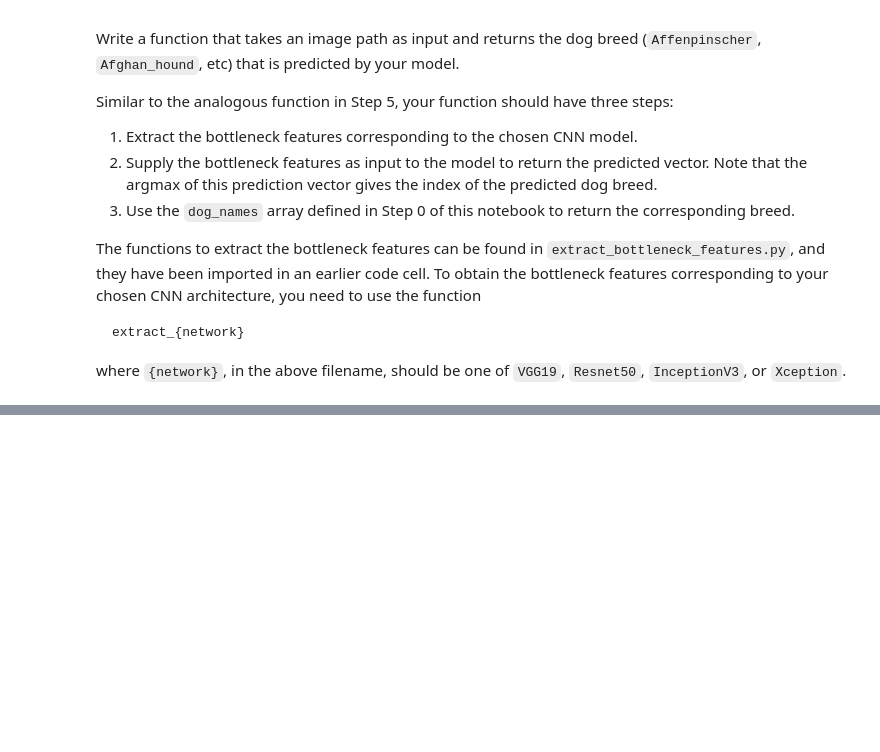
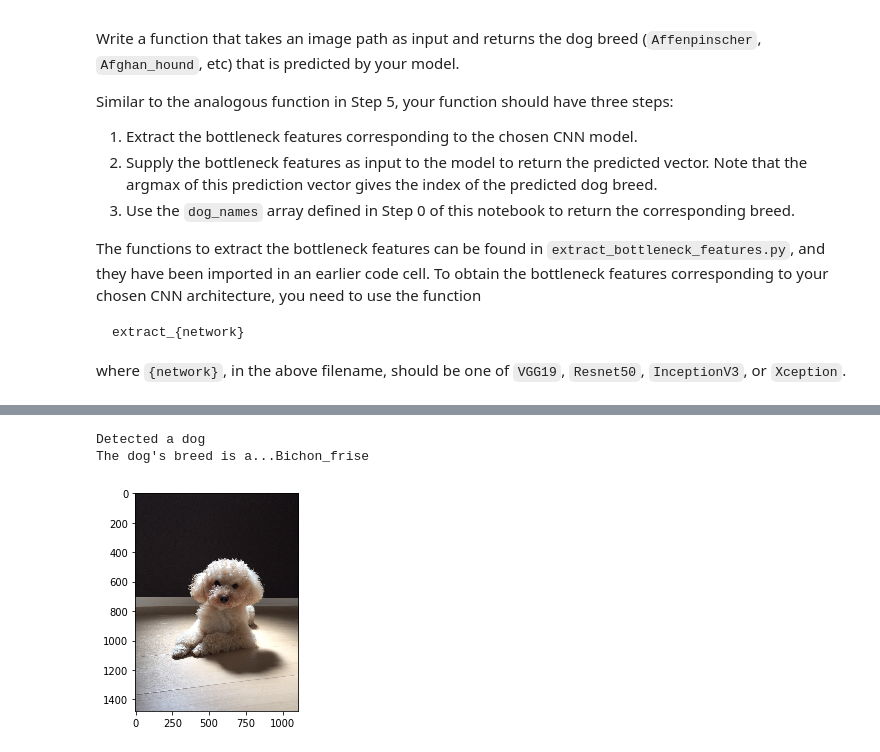
Before and after one commit to takp/machine-learning-nanodegree, a Jupyter notebook: dog-project/dog_app.ipynb, the cells around one changed output, grey strips where cells are left out. Cells and saved outputs as stored; diff of their text form; code cells hidden in the pictures; blank space fills up the shorter version.

```diff
--- a/dog-project/dog_app.ipynb
+++ b/dog-project/dog_app.ipynb
@@ -779,0 +830,6 @@ __Answer:__
+# %%
+predict_dog_breed('testImages/toy_poodle_2.jpg')
+# %% [output]
+Detected a dog
+The dog's breed is a...Bichon_frise
+[figure, added]
```
Also changed, not shown: parts of 15 cells of this notebook, 6 other files.
